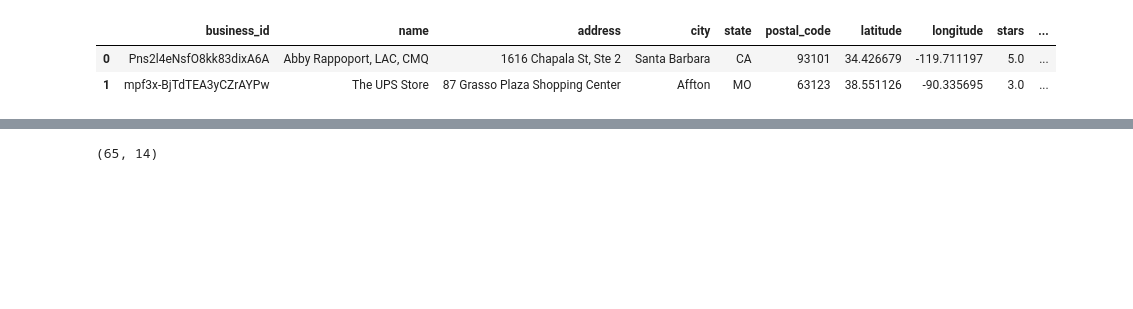
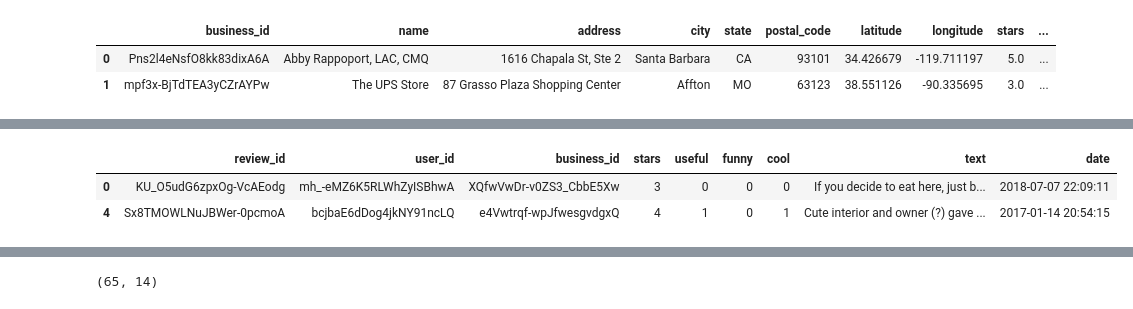
Before and after one commit to juanvalenciacd/taller2, a Jupyter notebook: nb/v1.ipynb, the cells around one changed output, grey strips where cells are left out. Cells and saved outputs as stored; diff of their text form; code cells hidden in the pictures; blank space fills up the shorter version.

```diff
--- a/nb/v1.ipynb
+++ b/nb/v1.ipynb
@@ -60,0 +144,6 @@ dataframes['business'][dataframes['business']['is_open'] == 1]
+# %%
+dataframes['review'].head(2)
+# %% [output]
+|  | review_id | user_id | business_id | stars | useful | funny | cool | text | date |
+| 0 | KU_O5udG6zpxOg-VcAEodg | mh_-eMZ6K5RLWhZyISBhwA | XQfwVwDr-v0ZS3_CbbE5Xw | 3 | 0 | 0 | 0 | If you decide to eat here, just b... | 2018-07-07 22:09:11 |
+| 4 | Sx8TMOWLNuJBWer-0pcmoA | bcjbaE6dDog4jkNY91ncLQ | e4Vwtrqf-wpJfwesgvdgxQ | 4 | 1 | 0 | 1 | Cute interior and owner (?) gave ... | 2017-01-14 20:54:15 |
```
Also changed, not shown: parts of 10 cells of this notebook, 2 other files.
